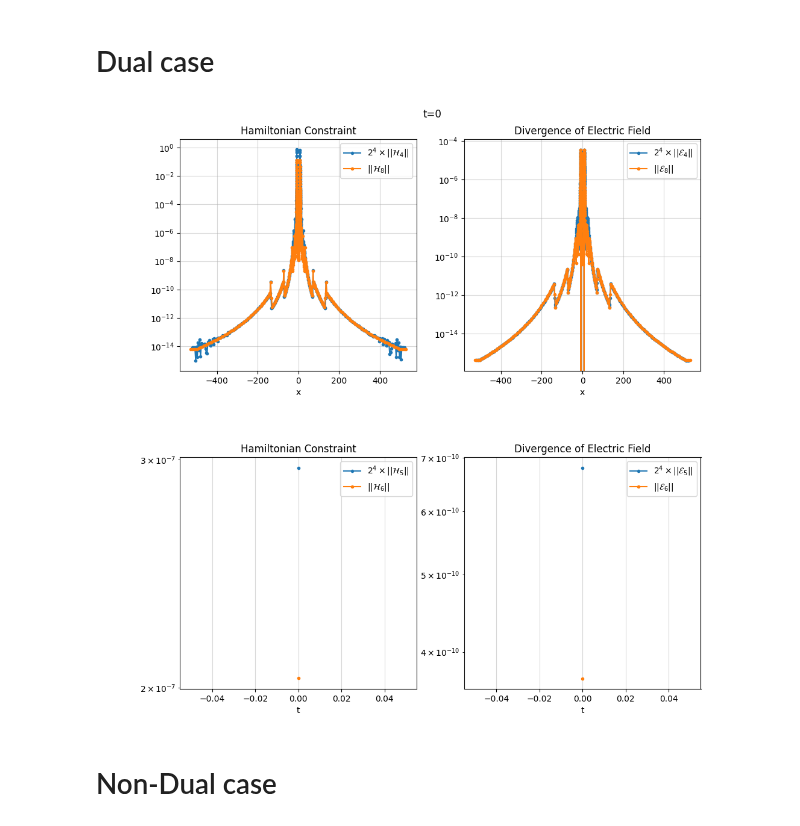
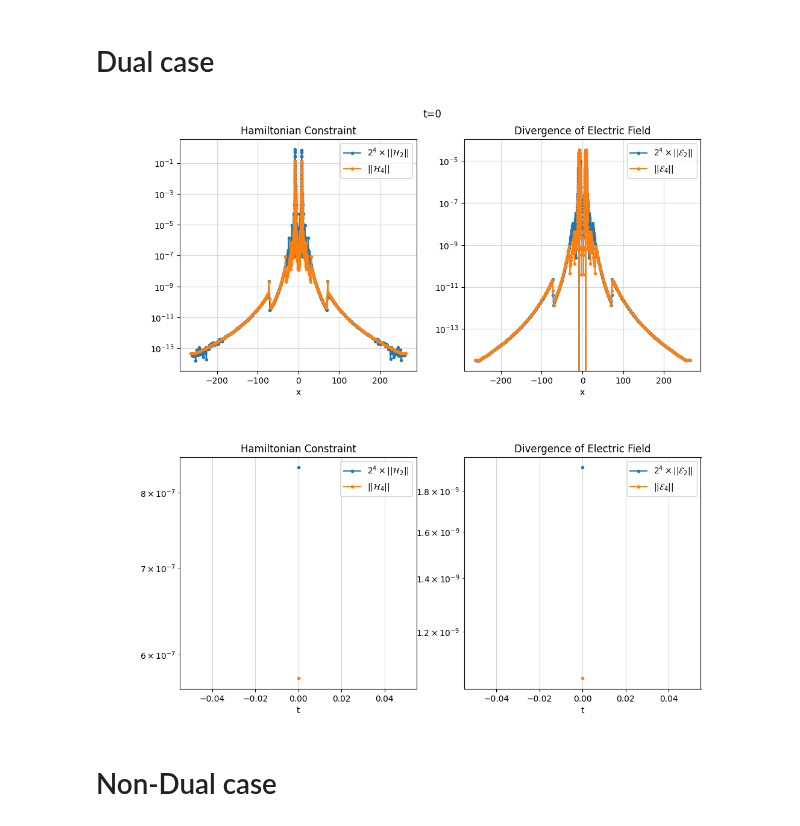
Before and after one commit to jpmvferreira/dyonic-collision-private, a Jupyter notebook: analyze/IC.ipynb, the cells around one changed output. Saved outputs shown, nothing was run; the diff lists cells and outputs as text; code cells hidden in the pictures.

Commit message:
added headon collisions

```diff
--- a/analyze/IC.ipynb
+++ b/analyze/IC.ipynb
@@ -58,7 +58,7 @@ def GetMesh(sd, quantity, axis):
 # %% [markdown]
 # Dual case
 # %%
-sd            = SimDir("../simulations/IC_L=512_M=0.5,0.5-Q=0.05,0.05-G=0,0-x0=8_h=4")
+sd            = SimDir("../simulations/Headon_BSSN_L=512_M=0.5,0.5-Q=0.05,0.05-G=0,0-x0=8_h=2")
 ts            = sd.timeseries
 gf            = sd.gf
 hc_norm       = ts.norm2["hc"]
@@ -68,7 +68,7 @@ mcx_norm      = ts.norm2["mcx"]
 mcy_norm      = ts.norm2["mcy"]
 mcz_norm      = ts.norm2["mcz"]
 
-sd_res2       = SimDir("../simulations/IC_L=512_M=0.5,0.5-Q=0.05,0.05-G=0,0-x0=8_h=8")
+sd_res2       = SimDir("../simulations/Headon_BSSN_L=512_M=0.5,0.5-Q=0.05,0.05-G=0,0-x0=8_h=4")
 ts_res2       = sd_res2.timeseries
 gf_res2       = sd_res2.gf
 hc_norm_res2  = ts_res2.norm2["hc"]
@@ -80,44 +80,44 @@ mcz_norm_res2 = ts_res2.norm2["mcz"]
 # %%
 t    = 0  # pick time step here
 axis = "x"
 
 fig, ax = plt.subplots(1, 2, figsize=(11.15,5))
 
 fig.suptitle(f"t={t}")
 
 
 coor_1, data_1 = GetMesh(sd,      "hc", axis)
 coor_2, data_2 = GetMesh(sd_res2, "hc", axis)
 
-ax[0].plot(coor_1[f"t={t}"], 2**4*abs(data_1[f"t={t}"]), marker=".", label=r"$2^4 \times ||\mathcal{H}_{4}||$")
-ax[0].plot(coor_2[f"t={t}"],      abs(data_2[f"t={t}"]), marker=".", label=r"$           ||\mathcal{H}_{8}||$")
+ax[0].plot(coor_1[f"t={t}"], 2**4*abs(data_1[f"t={t}"]), marker=".", label=r"$2^4 \times ||\mathcal{H}_{2}||$")
+ax[0].plot(coor_2[f"t={t}"],      abs(data_2[f"t={t}"]), marker=".", label=r"$           ||\mathcal{H}_{4}||$")
 
 ax[0].grid(alpha=0.5)
 ax[0].set_xlabel(axis)
 ax[0].set_yscale("log")
 ax[0].set_title("Hamiltonian Constraint")
 ax[0].legend()
 
 
 coor_1, data_1 = GetMesh(sd,      "Ec", axis)
 coor_2, data_2 = GetMesh(sd_res2, "Ec", axis)
 
-ax[1].plot(coor_1[f"t={t}"], 2**4*abs(data_1[f"t={t}"]), marker=".", label=r"$2^4 \times ||\mathcal{E}_{4}||$")
-ax[1].plot(coor_2[f"t={t}"],      abs(data_2[f"t={t}"]), marker=".", label=r"$           ||\mathcal{E}_{8}||$")
+ax[1].plot(coor_1[f"t={t}"], 2**4*abs(data_1[f"t={t}"]), marker=".", label=r"$2^4 \times ||\mathcal{E}_{2}||$")
+ax[1].plot(coor_2[f"t={t}"],      abs(data_2[f"t={t}"]), marker=".", label=r"$           ||\mathcal{E}_{4}||$")
 
 ax[1].grid(alpha=0.5)
 ax[1].set_xlabel(axis)
 ax[1].set_yscale("log")
 ax[1].set_title("Divergence of Electric Field")
 ax[1].legend();
 # %% [output]
-[figure, old version]
+[figure, new version]
 # %%
 fig, ax = plt.subplots(1, 2, figsize=(11.15,5))
 
 
-ax[0].plot(hc_norm.t,      2**4*hc_norm.y,      marker=".", label=r"$2^4 \times ||\mathcal{H}_{5}||$")
-ax[0].plot(hc_norm_res2.t,      hc_norm_res2.y, marker=".", label=r"$           ||\mathcal{H}_{6}||$")
+ax[0].plot(hc_norm.t,      2**4*hc_norm.y,      marker=".", label=r"$2^4 \times ||\mathcal{H}_{2}||$")
+ax[0].plot(hc_norm_res2.t,      hc_norm_res2.y, marker=".", label=r"$           ||\mathcal{H}_{4}||$")
 
 ax[0].grid(alpha=0.5)
 ax[0].set_xlabel("t")
@@ -126,8 +126,8 @@ ax[0].set_title("Hamiltonian Constraint")
 ax[0].legend()
 
 
-ax[1].plot(Ec_norm.t,      2**4*Ec_norm.y,      marker=".", label=r"$2^4 \times ||\mathcal{E}_{5}||$")
-ax[1].plot(Ec_norm_res2.t,      Ec_norm_res2.y, marker=".", label=r"$           ||\mathcal{E}_{6}||$")
+ax[1].plot(Ec_norm.t,      2**4*Ec_norm.y,      marker=".", label=r"$2^4 \times ||\mathcal{E}_{2}||$")
+ax[1].plot(Ec_norm_res2.t,      Ec_norm_res2.y, marker=".", label=r"$           ||\mathcal{E}_{4}||$")
 
 ax[1].grid(alpha=0.5)
 ax[1].set_xlabel("t")
@@ -135,4 +135,4 @@ ax[1].set_yscale("log")
 ax[1].set_title("Divergence of Electric Field")
 ax[1].legend();
 # %% [output]
-[figure, old version]
+[figure, new version]
```
Also changed, not shown: parts of 4 cells of this notebook, 34 other files.
